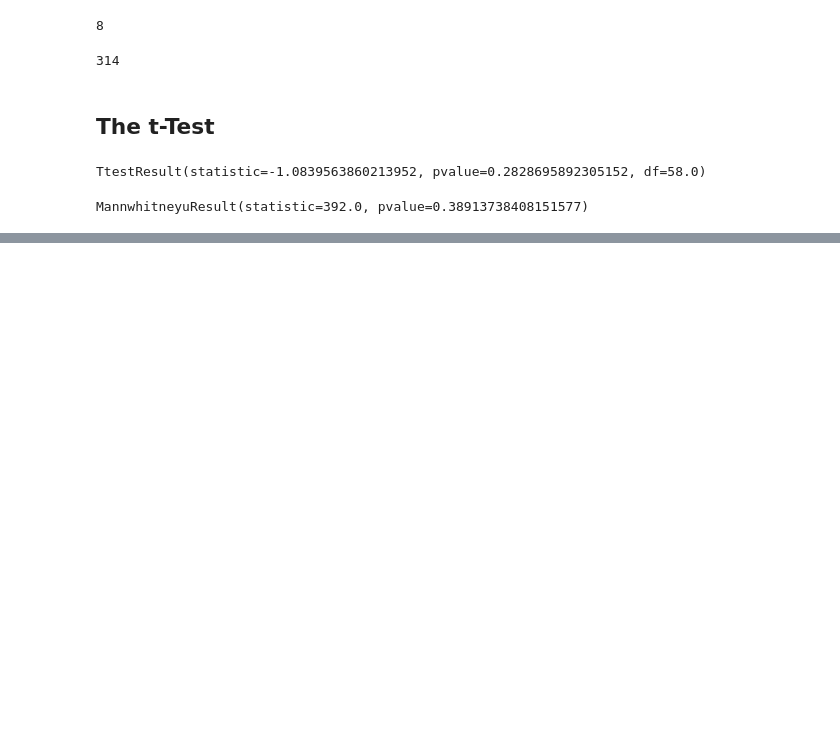
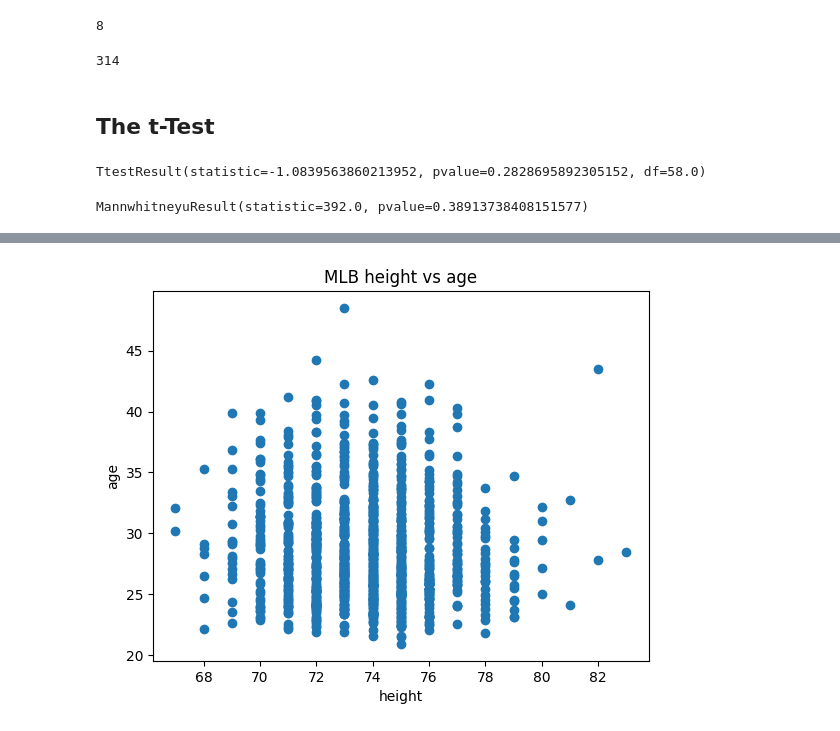
Before and after one commit to brieng314/DiveIntoDS, a Jupyter notebook: dive_into_DS_GroupComparison.ipynb, the cells around one changed output, grey strips where cells are left out. Cells and saved outputs as stored; diff of their text form; code cells hidden in the pictures; blank space fills up the shorter version.

```diff
--- a/dive_into_DS_GroupComparison.ipynb
+++ b/dive_into_DS_GroupComparison.ipynb
@@ -113,0 +136,8 @@ MannwhitneyuResult(statistic=392.0, pvalue=0.38913738408151577)
+# %%
+plt.scatter(mlb['height'],mlb['age'])
+plt.xlabel('height')
+plt.ylabel('age')
+plt.title('MLB height vs age')
+plt.show()
+# %% [output]
+[figure, added]
```
Also changed, not shown: parts of 10 cells of this notebook.
